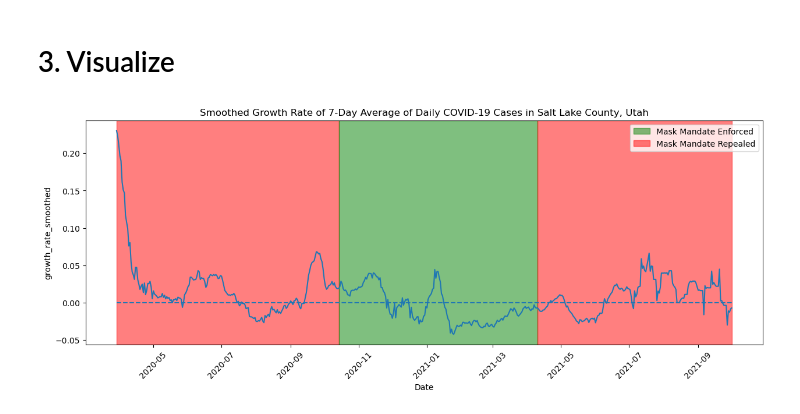
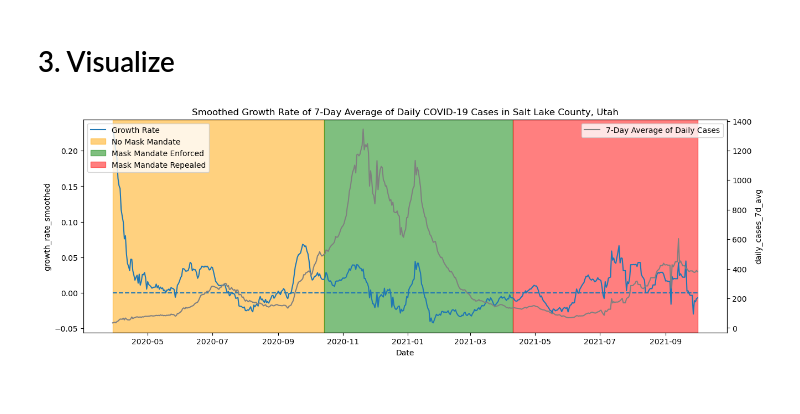
Before and after one commit to hbaghar/covid-analysis-data-512, a Jupyter notebook: Part_1_Collective_Analysis.ipynb, the cells around one changed output. Drawn from its saved outputs; the diff is of its cells as text; code cells hidden in the pictures.

Commit message:
Added a dual axis plot

```diff
--- a/Part_1_Collective_Analysis.ipynb
+++ b/Part_1_Collective_Analysis.ipynb
@@ -86,6 +86,7 @@ date_cols = [col for col in covid_cases.columns if re.search(r'(\d{1,2}/)+\d{2}'
 covid_cases = covid_cases.melt(id_vars=['Admin2', 'Province_State',], value_vars=date_cols, var_name='Date', value_name='Cases')
 covid_cases["Date"] = pd.to_datetime(covid_cases["Date"])
 covid_cases = covid_cases[(covid_cases["Date"] >= "2020-02-01") & (covid_cases["Date"] <= "2021-10-01")]
+covid_cases.sort_values(by="Date", inplace=True)
 covid_cases.head()
 # %% [output]
 |  | Admin2 | Province_State | Date | Cases |
@@ -297,13 +298,15 @@ mask_no_2 = mask_mandate.loc[mask_mandate["date"] == '2021-04-10',"date"].dt.to_
 # 3. Visualize
 # %%
 plt.figure(figsize=(15,5))
-ax = sns.lineplot(data=covid_cases.loc[67:,:], x="Date", y="growth_rate_smoothed");
-ax.axvspan(mask_no_1[0], mask_no_1[1], alpha=0.5, color='red', label="_No Mask Mandate")
+ax = sns.lineplot(data=covid_cases.loc[67:,:], x="Date", y="growth_rate_smoothed", label="Growth Rate");
+ax.axvspan(mask_no_1[0], mask_no_1[1], alpha=0.5, color='orange', label="No Mask Mandate")
 ax.axvspan(mask_yes[0], mask_yes[1], alpha=0.5, color='green', label="Mask Mandate Enforced")
 ax.axvspan(mask_no_2[0], mask_no_2[1], alpha=0.5, color='red', label="Mask Mandate Repealed")
-ax.legend()
+ax.legend(loc="upper left")
 ax.hlines(0, covid_cases.loc[67, "Date"], covid_cases["Date"].max(), linestyles='dashed')
+ax2 = plt.twinx()
+sns.lineplot(data=covid_cases.loc[67:,:], x="Date", y="daily_cases_7d_avg", ax=ax2, color="grey", label="7-Day Average of Daily Cases");
 plt.title("Smoothed Growth Rate of 7-Day Average of Daily COVID-19 Cases in Salt Lake County, Utah");
 plt.xticks(rotation=45);
 # %% [output]
-[figure, old version]
+[figure, new version]
```
Also changed, not shown: parts of 1 cell of this notebook.
